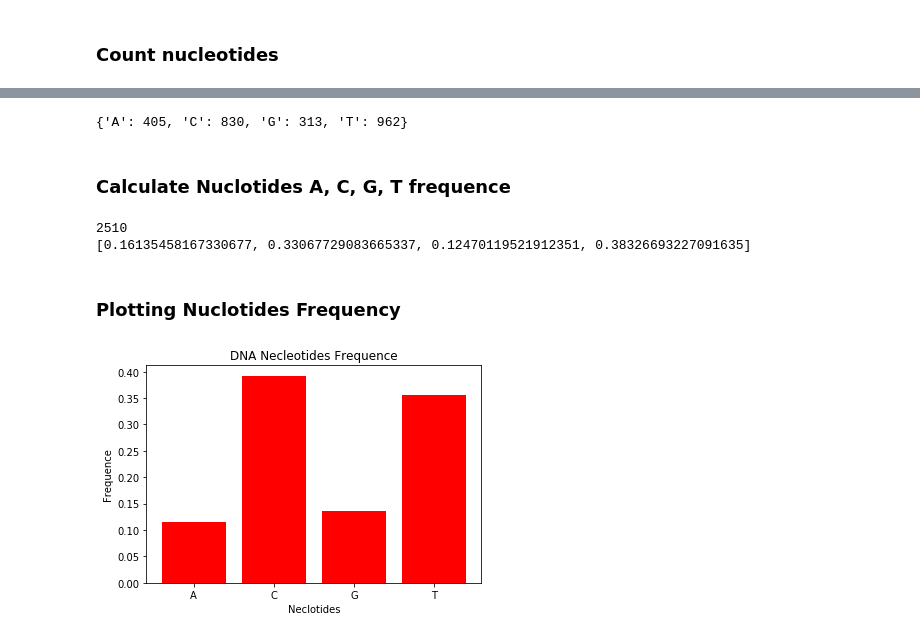
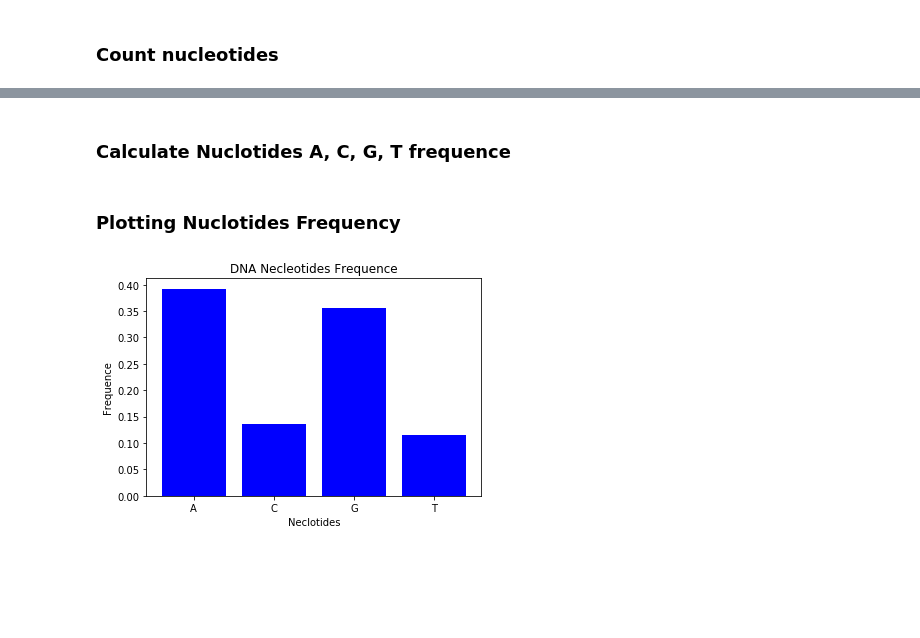
Before and after one commit to lsuhpchelp/lbrnloniworkshop2018, a Jupyter notebook: day2_projects/DNA-Sequence-Solution.ipynb, the cells around one changed output, grey strips where cells are left out. Cells and saved outputs as stored; diff of their text form; code cells hidden in the pictures; blank space fills up the shorter version.

```diff
--- a/day2_projects/DNA-Sequence-Solution.ipynb
+++ b/day2_projects/DNA-Sequence-Solution.ipynb
@@ -95,31 +98,35 @@ print(matrix)
 # %%
-def freq_dict_of_arrays(dna_array):
+# A function to count occurances of all 4 bases
+# input: array
+# output: dictionary
+
+def freq_dict_of_array(dna_array):
     #frequency_matrix = {'A':0, 'C':0, 'G':0, 'T':0 }
     frequency_matrix = {base: 0 for base in 'ACGT'}
     for i in range(dna_array.size):
-        dna=dna_array[i,0]
+        dna = dna_array[i,0]
         for index, base in enumerate(dna):
             if not base in '\n':
                 frequency_matrix[base] = frequency_matrix[base]+1
     return frequency_matrix
 # %%
-seq_count=freq_dict_of_arrays(seq_array)
+seq_count=freq_dict_of_array(seq_array)
 print(seq_count)
-# %% [output]
-{'A': 405, 'C': 830, 'G': 313, 'T': 962}
 # %% [markdown]
 ### Calculate Nuclotides A, C, G, T frequence
 # %%
 # list of A,C, G, T count from dic seq_count
 values = seq_count.values()
-seq_sum = sum(values)
+value_sum = sum(values)
+keys = []
+seq_feqs = []
 #= seq_count[base for base in 'ACGT']
-print(seq_sum)
-seq_feq = [x/seq_sum for x in values]
+for key in sorted(seq_count):
+    keys.append(key)
+    val = (seq_count[key])/value_sum
+    seq_feqs.append(val)
+
 print(seq_feq)
-# %% [output]
-2510
-[0.16135458167330677, 0.33067729083665337, 0.12470119521912351, 0.38326693227091635]
 # %% [markdown]
 ### Plotting Nuclotides Frequency
 # %%
@@ -130,8 +134,8 @@ y= np.array(seq_feq)
 # %%
-plt.bar(x, y, color='red')
+plt.bar(keys, seq_feq, color='blue')
 plt.title("DNA Necleotides Frequence")
 plt.xlabel('Neclotides')
 plt.ylabel('Frequence')
 plt.show()
 # %% [output]
-[figure, old version]
+[figure, new version]
```
Also changed, not shown: parts of 11 cells of this notebook, 2 other files.
